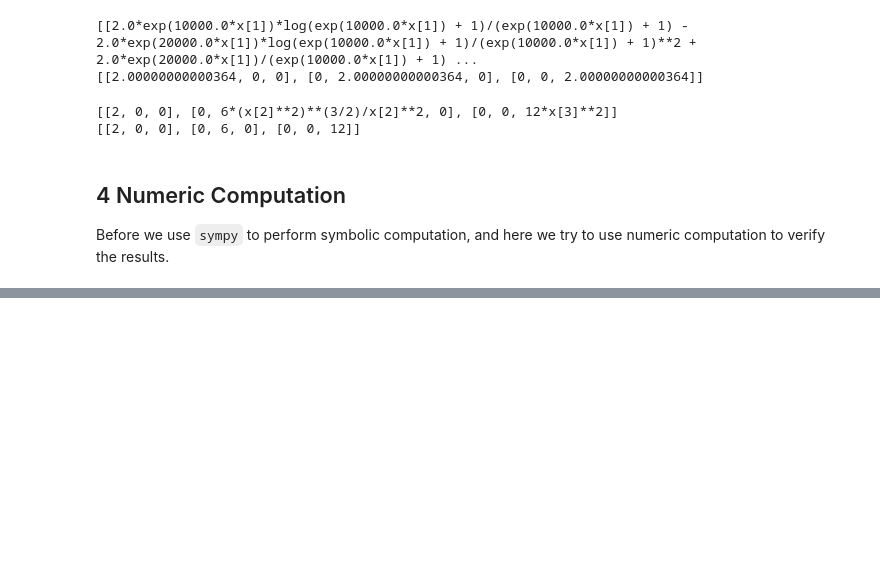
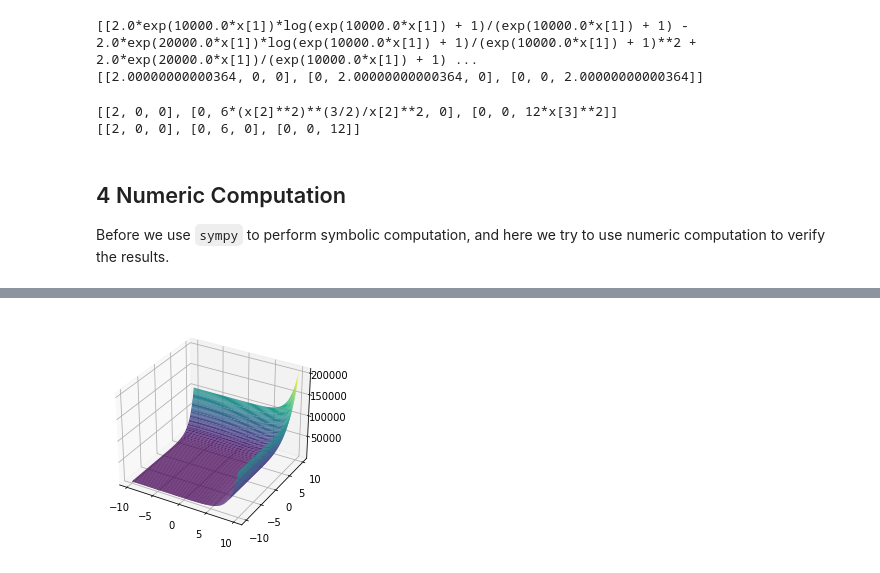
Before and after one commit to UCPHszf/Numerical-Optimization, a Jupyter notebook: code/case_studies.ipynb, the cells around one changed output, grey strips where cells are left out. Saved outputs shown, nothing was run; the diff lists cells and outputs as text; code cells hidden in the pictures; blank space fills up the shorter version.

```diff
--- a/code/case_studies.ipynb
+++ b/code/case_studies.ipynb
@@ -38,16 +38,19 @@ def log_ellipsoid(x: List[float] = None, epsilon: float = 1e-4) -> float:
 
 
 def attractive_sector(x: List[float] = None, q: float = 1e4) -> float:
-    if x is not None:
-        d = len(x)
-        # h = lambda x : np.log(1 + np.exp(q * x)) / q
-        h = lambda x : (np.log(1 + np.exp(-abs(q * x))) + max(q * x, 0)) / q
-        return sum([np.exp2(h(x[i - 1])) + 100 * np.exp2(h(x[i - 1])) for i in range(1, d + 1)])
-    else:
-        i, d, q = sp.symbols('i d q')
-        h1, h2 = sp.symbols('h1 h2')
-        x = sp.IndexedBase('x')
-        return Sum(h1 ** 2 + 100 * h2 ** 2, (i, 1, d)).subs({h1: log(1 + exp(q * x[i])) / q, h2: log(1 + exp(q * - x[i])) / q })
+    try:
+        if x is not None:
+            d = len(x)
+            # h = lambda x : np.log(1 + np.exp(q * x)) / q
+            h = lambda x : (np.log(1 + np.exp(-abs(q * x))) + max(q * x, 0)) / q
+            return sum([np.exp2(h(x[i - 1])) + 100 * np.exp2(h(x[i - 1])) for i in range(1, d + 1)])
+        else:
+            i, d, q = sp.symbols('i d q')
+            h1, h2 = sp.symbols('h1 h2')
+            x = sp.IndexedBase('x')
+            return Sum(h1 ** 2 + 100 * h2 ** 2, (i, 1, d)).subs({h1: log(1 + exp(q * x[i])) / q, h2: log(1 + exp(q * - x[i])) / q })
+    except:
+        print("An error happened. The temporary x is {}.".format(x))
 
 
 def sum_of_different_powers_function(x: List[float] = None) -> float:
@@ -311,0 +365,4 @@ Before we use `sympy` to perform symbolic computation, and here we try to use nu
+# %%
+my_plot_3d(attractive_sector)
+# %% [output]
+[figure, added]
```
Also changed, not shown: parts of 6 cells of this notebook.
